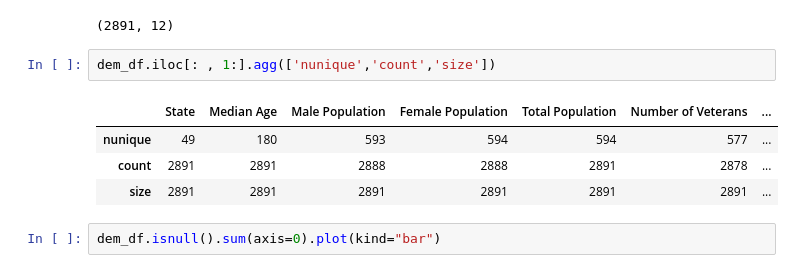
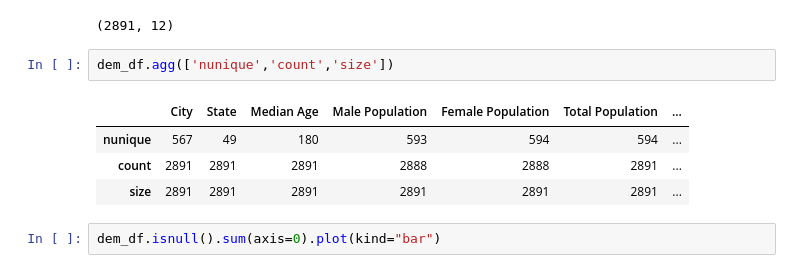
Before and after one commit to euweb/CapstoneProject, a Jupyter notebook: Capstone Project Template.ipynb, the cells around one changed output. Drawn from its saved outputs; the diff is of its cells as text.

```diff
--- a/Capstone Project Template.ipynb
+++ b/Capstone Project Template.ipynb
@@ -254,11 +308,11 @@ dem_df.shape
 # %% [output]
 (2891, 12)
 # %%
-dem_df.iloc[: , 1:].agg(['nunique','count','size'])
+dem_df.agg(['nunique','count','size'])
 # %% [output]
-|  | State | Median Age | Male Population | Female Population | Total Population | Number of Veterans | ... |
-| nunique | 49 | 180 | 593 | 594 | 594 | 577 | ... |
-| count | 2891 | 2891 | 2888 | 2888 | 2891 | 2878 | ... |
+|  | City | State | Median Age | Male Population | Female Population | Total Population | ... |
+| nunique | 567 | 49 | 180 | 593 | 594 | 594 | ... |
+| count | 2891 | 2891 | 2891 | 2888 | 2888 | 2891 | ... |
 | size | 2891 | 2891 | 2891 | 2891 | 2891 | 2891 | ... |
 # %%
 dem_df.isnull().sum(axis=0).plot(kind="bar")
```
Also changed, not shown: parts of 11 cells of this notebook.
